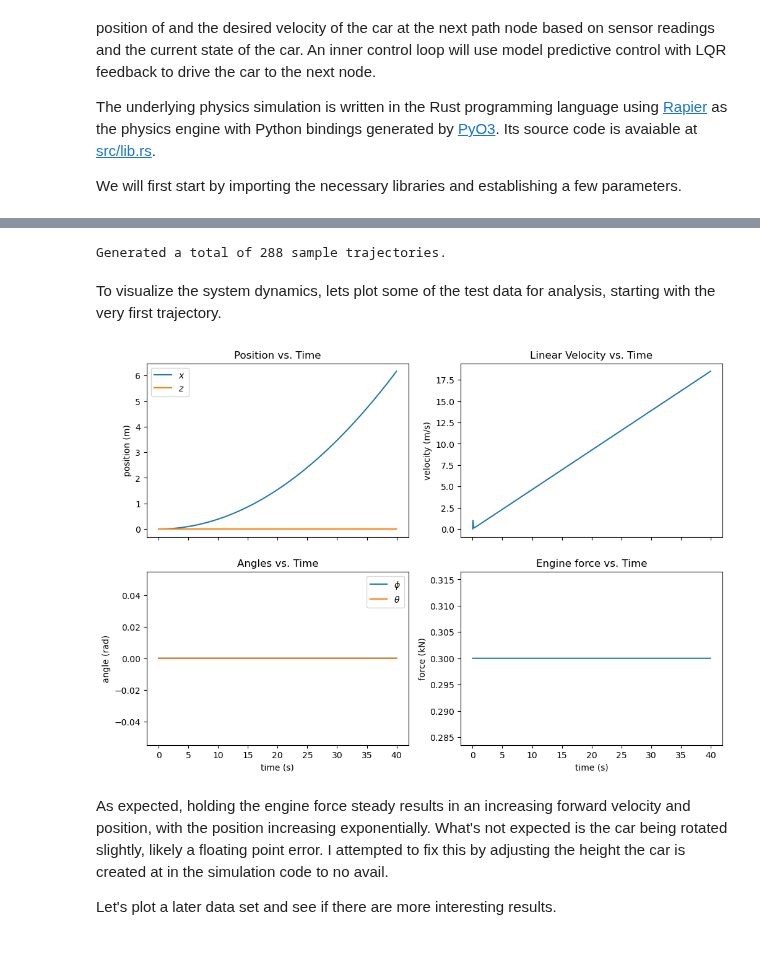
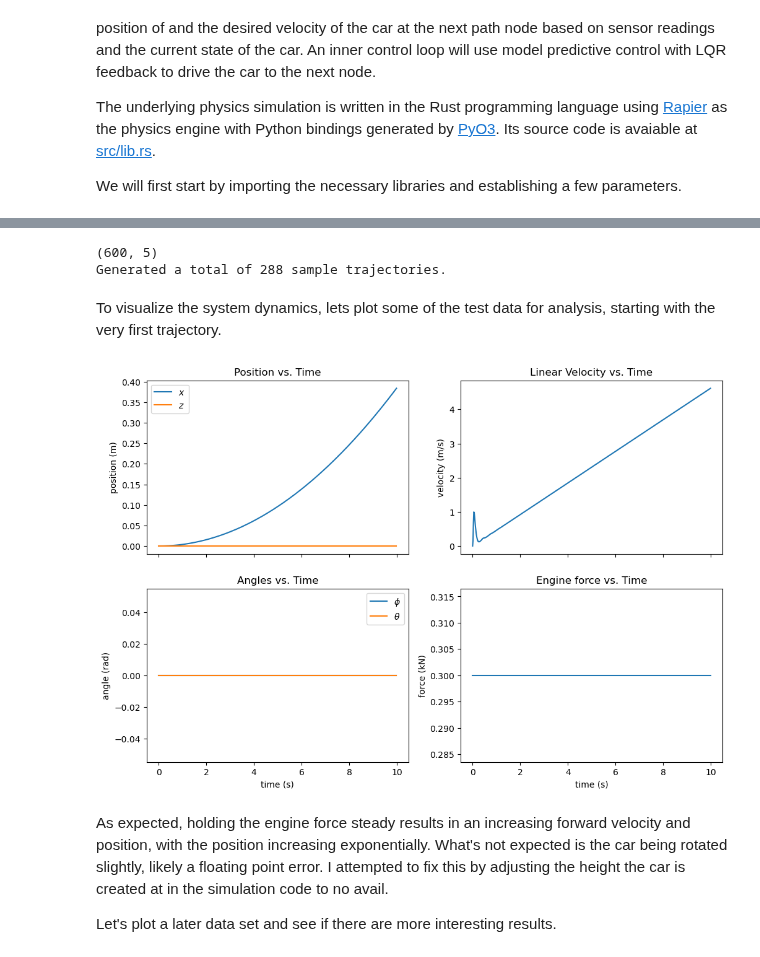
Before and after one commit to KylerLimata/hybrid-control-car, a Jupyter notebook: project.ipynb, the cells around one changed output, grey strips where cells are left out. Saved outputs shown, nothing was run; the diff lists cells and outputs as text; code cells hidden in the pictures.

Commit message:
Updated data generation to handle new state vec

```diff
--- a/project.ipynb
+++ b/project.ipynb
@@ -13,7 +13,7 @@ import scipy as sp
 import matplotlib.pyplot as plt
 import pysindy
 
-nstates = 4 # The number of state variables (x, z, v_x, v_z)
+nstates = 5 # The number of state variables (x, z, v, n_x, n_z)
 ninputs = 2 # The number of inputs (F_e, phi)
 # %% [markdown]
 # 1 Deriving a Model of the Car
@@ -57,21 +70,15 @@ def simulate(sim: CarSimulation, engine_force: float, steering_angle: float):
     state[0] = state[0]/upm # x
     state[1] = state[1]/upm # z
     state[2] = state[2]*(hz/upm) # v
-    # Remap phi to [pi, -pi)
-    phi = state[3]
-
-    if phi > np.pi:
-        state[3] = phi - 2*np.pi
 
     return state, colliding, checkpoint, finish
-
 
 def generate_training_data(sim: CarSimulation, rotation: float, nsamples, nstates, inputs):
     sim.reset_car(rotation)
 
     data = np.zeros((nsamples, nstates))
-    # x, z, v, phi
-    x0 = np.array([0.0, 0.0, 0.0, rotation])
+    # x, z, v, n_x, n_z
+    x0 = np.array([0.0, 0.0, 0.0, np.cos(rotation), np.sin(rotation)])
 
     for n in range(nsamples):
         engine_force = inputs[n, 0]
@@ -82,7 +89,7 @@ def generate_training_data(sim: CarSimulation, rotation: float, nsamples, nstate
 
     return data
 
-nsteps_samples = hz*40 # 20 seconds worth of sample data
+nsteps_samples = hz*10 # 10 seconds worth of sample data
 all_sample_states = []
 all_sample_inputs = []
 
@@ -143,6 +150,7 @@ for i in range(len(rotations)):
 
 print(f"Generated a total of {len(all_sample_states)} sample trajectories.")
 # %% [output]
+(600, 5)
 Generated a total of 288 sample trajectories.
 # %% [markdown]
 To visualize the system dynamics, lets plot some of the test data for analysis, starting with the very first trajectory.
@@ -151,7 +159,7 @@ def plot_data(t, state, input):
     x = state[:, 0]
     z = state[:, 1]
     v = state[:, 2]
-    phi = state[:, 3]
+    phi = np.arctan2(state[:, 4], state[:, 3])
     Fe = input[:, 0]
     Fe = Fe/1000 # Convert to kN
     theta = input[:, 1]
@@ -160,34 +168,34 @@ def plot_data(t, state, input):
     axs = axs.flatten()
 
     axs[0].plot(t, x, label='$x$')
     axs[0].plot(t, z, label='$z$')
     axs[0].set_title("Position vs. Time")
     axs[0].set_ylabel("position (m)")
     axs[0].legend()
 
     axs[1].plot(t, v)
     axs[1].set_title("Linear Velocity vs. Time")
     axs[1].set_ylabel("velocity (m/s)")
 
     axs[2].plot(t, phi, label=r'$\phi$')
     axs[2].plot(t, theta, label=r"$\theta$")
     axs[2].set_title("Angles vs. Time")
     axs[2].set_xlabel("time (s)")
     axs[2].set_ylabel("angle (rad)")
     axs[2].legend()
 
     axs[3].plot(t, Fe)
     axs[3].set_title("Engine force vs. Time")
     axs[3].set_xlabel("time (s)")
     axs[3].set_ylabel("force (kN)")
 
 tseconds = np.linspace(0, nsteps_samples - 1, nsteps_samples)/hz
 
 plot_data(tseconds, all_sample_states[0], all_sample_inputs[0])
 
 plt.show()
 # %% [output]
-[figure, old version]
+[figure, new version]
 # %% [markdown]
 As expected, holding the engine force steady results in an increasing forward velocity and position, with the position increasing exponentially. What's not expected is the car being rotated slightly, likely a floating point error. I attempted to fix this by adjusting the height the car is created at in the simulation code to no avail.
 
```
Also changed, not shown: parts of 4 cells of this notebook.
